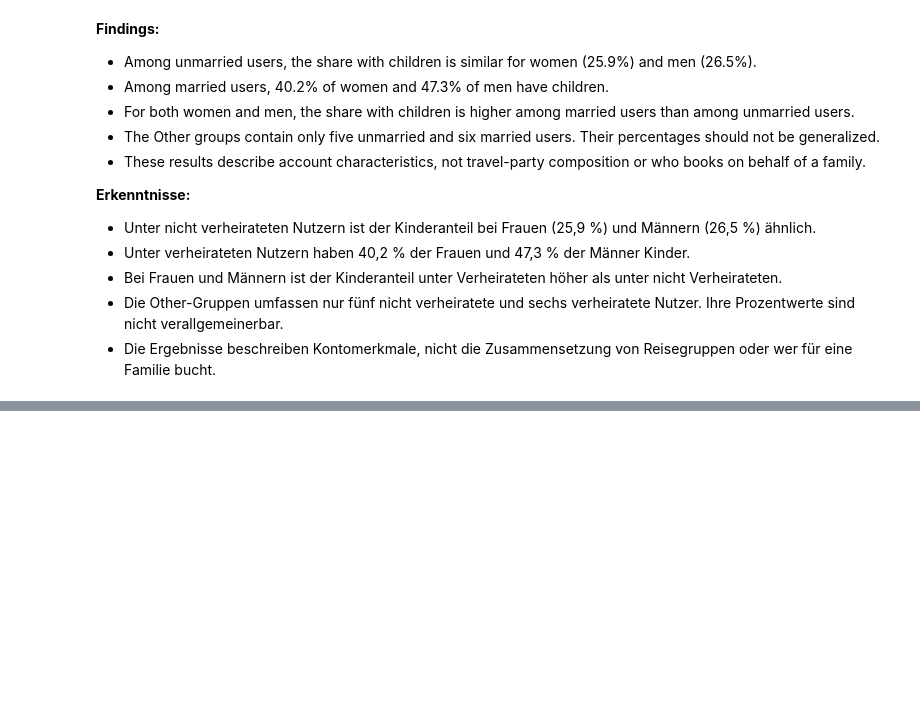
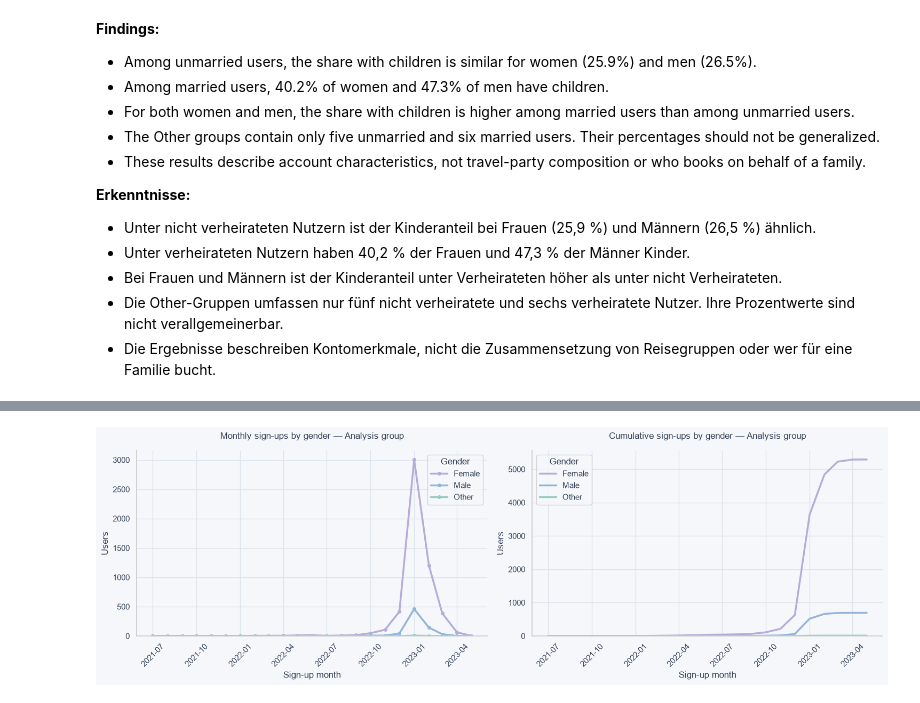
Before and after one commit to mperos1978/TravelTide, a Jupyter notebook: notebooks/01_eda.ipynb, the cells around one changed output, grey strips where cells are left out. Cells and saved outputs as stored; diff of their text form; code cells hidden in the pictures; blank space fills up the shorter version.

Commit message:
Complete user data cleaning and export

```diff
--- a/notebooks/01_eda.ipynb
+++ b/notebooks/01_eda.ipynb
@@ -43,6 +43,13 @@ COLORS = {
     "highlight": "#8D83BA",
     "text": "#334155",
     "background": "#F5F7FB",
+}
+
+# shared gender colors for all charts
+GENDER_COLORS = {
+    "F": COLORS["lavender"],
+    "M": COLORS["blue"],
+    "O": COLORS["mint"],
 }
 
 PALETTE = [
@@ -1214,3 +1221,11 @@ Airport cities
 ✓ Complete
 Missing: 0
 Total users: 5,998
+# %%
+# remove the airport country code
+# flughafen-ländercode entfernen
+users_work.drop(
+    columns=["home_airport_country_code"],
+    errors="ignore",
+    inplace=True,
+)
@@ -1456,6 +1789,9 @@ Most frequent birthdates in 2006
 | 2006-06-05 | 3 |
 | 2006-08-05 | 3 |
 | 2006-08-13 | 3 |
+# %%
+# remove age calculated at the reference date
+users_work.drop(columns=["age"], errors="ignore", inplace=True)
 # %% [markdown]
 ### 3.7 Validate airport coordinates / Flughafenkoordinaten prüfen
 
@@ -1842,0 +2325,78 @@ plt.show()
+# %%
+# count monthly sign-ups by gender
+signup_months = users_work["sign_up_date"].dt.to_period("M")
+
+month_range = pd.period_range(
+    start=signup_months.min(),
+    end=signup_months.max(),
+    freq="M",
+)
+
+gender_order = ["F", "M", "O"]
+
+gender_labels = {
+    "F": "Female",
+    "M": "Male",
+    "O": "Other",
+}
+
+gender_colors = GENDER_COLORS
+
+monthly_signups_by_gender = (
+    users_work.assign(signup_month=signup_months)
+    .groupby(["signup_month", "gender"])
+    .size()
+    .unstack("gender", fill_value=0)
+    .reindex(
+        index=month_range,
+        columns=gender_order,
+        fill_value=0,
+    )
+)
+
+cumulative_signups_by_gender = monthly_signups_by_gender.cumsum()
+month_dates = month_range.to_timestamp()
+
+# compare monthly and cumulative sign-ups by gender
+fig, axes = plt.subplots(1, 2, figsize=(15, 5))
+
+for gender in gender_order:
+    axes[0].plot(
+        month_dates,
+        monthly_signups_by_gender[gender].to_numpy(),
+        label=gender_labels[gender],
+        color=gender_colors[gender],
+        linewidth=2.5,
+        marker="o",
+        markersize=4,
+    )
+
+    axes[1].plot(
+        month_dates,
+        cumulative_signups_by_gender[gender].to_numpy(),
+        label=gender_labels[gender],
+        color=gender_colors[gender],
+        linewidth=2.5,
+    )
+
+axes[0].set_title(
+    "Monthly sign-ups by gender — Analysis group",
+    pad=16,
+)
+
+axes[1].set_title(
+    "Cumulative sign-ups by gender — Analysis group",
+    pad=16,
+)
+
+for ax in axes:
+    ax.set_xlabel("Sign-up month")
+    ax.set_ylabel("Users")
+    ax.tick_params(axis="x", rotation=45)
+    ax.set_ylim(bottom=0)
+    ax.legend(title="Gender")
+
+fig.tight_layout()
+plt.show()
+# %% [output]
+[figure, added]
```
Also changed, not shown: parts of 19 cells of this notebook.
